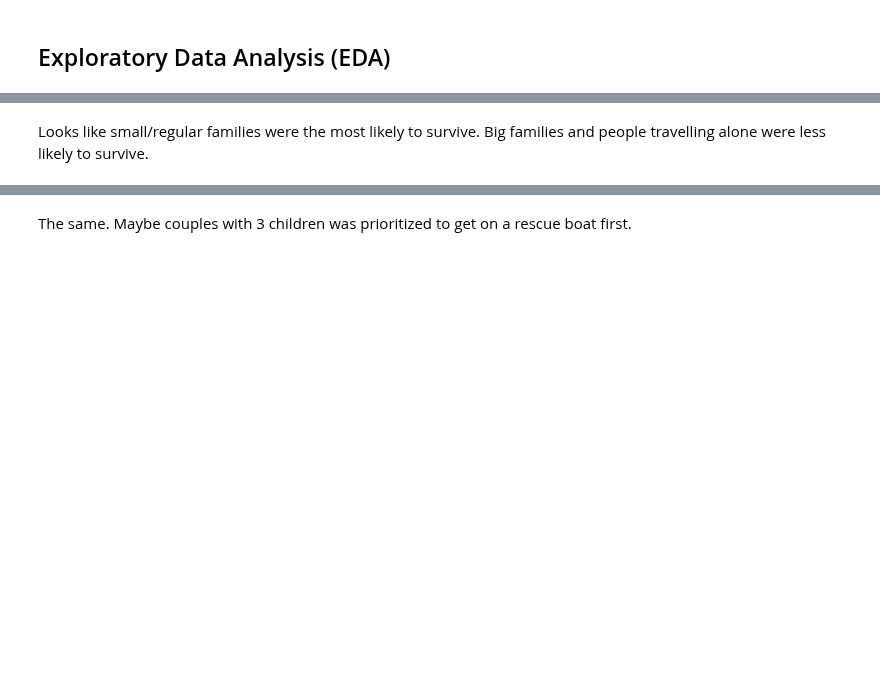
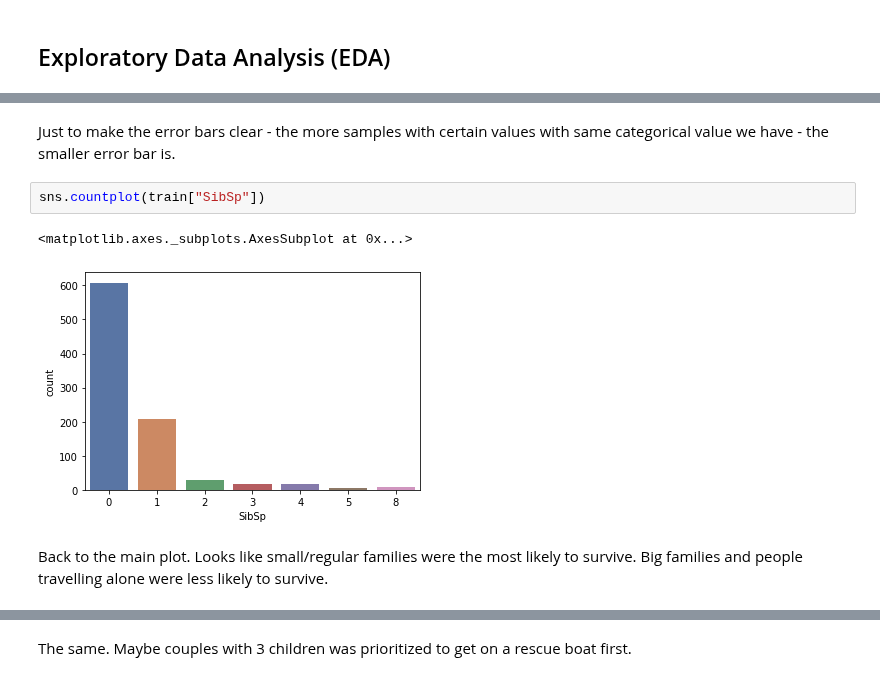
Before and after one commit to dittohed/Kaggle, a Jupyter notebook: titanic/Untitled.ipynb, the cells around one changed output, grey strips where cells are left out. Saved outputs shown, nothing was run; the diff lists cells and outputs as text; blank space fills up the shorter version.

```diff
--- a/titanic/Untitled.ipynb
+++ b/titanic/Untitled.ipynb
@@ -265,3 +275,10 @@ g = g.set_ylabels("survival probability")
+# %% [markdown]
+Just to make the error bars clear - the more samples with certain values with same categorical value we have - the smaller error bar is.
+# %%
+sns.countplot(train["SibSp"])
+# %% [output]
+<matplotlib.axes._subplots.AxesSubplot at 0x...>
+[figure, added]
 # %% [markdown]
-Looks like small/regular families were the most likely to survive. Big families and people travelling alone were less likely to survive.
+Back to the main plot. Looks like small/regular families were the most likely to survive. Big families and people travelling alone were less likely to survive.
 # %%
```
Also changed, not shown: parts of 30 cells of this notebook.
